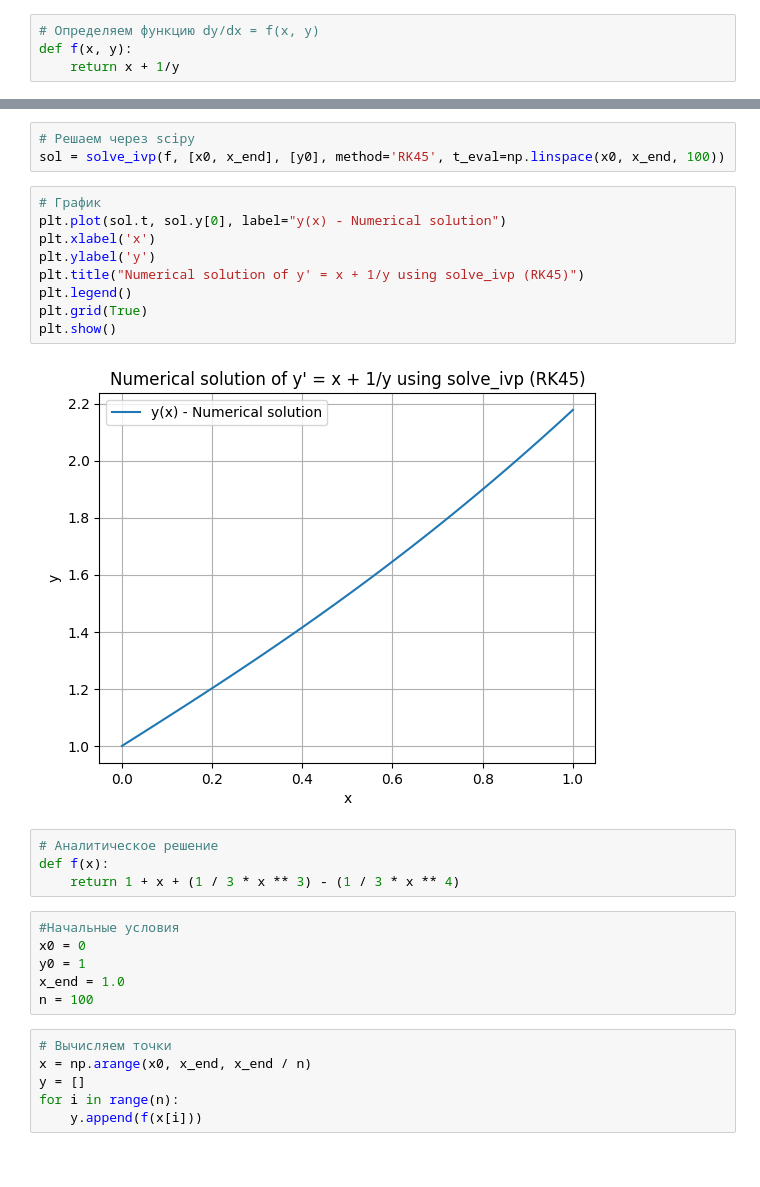
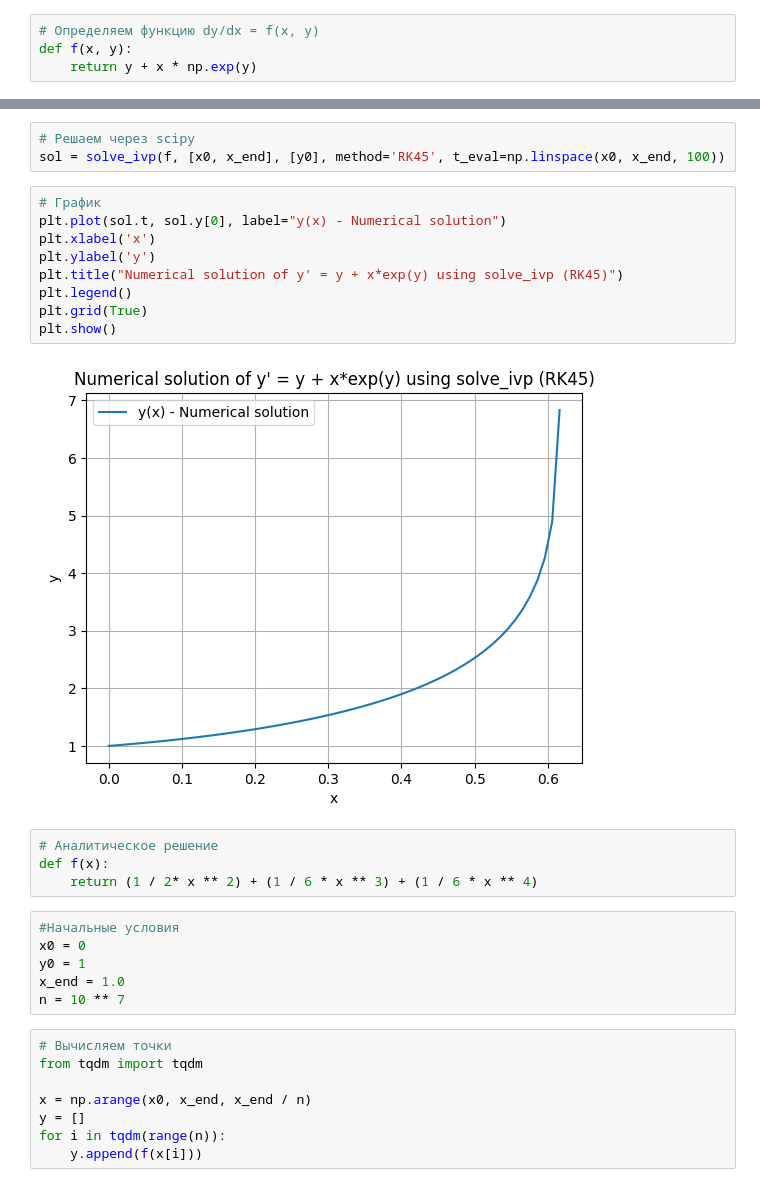
Before and after one commit to KuzIlya/differential-equations, a Jupyter notebook: First_Homework_ DIFFEQ.ipynb, the cells around one changed output, grey strips where cells are left out. Saved outputs shown, nothing was run; the diff lists cells and outputs as text.

```diff
--- a/First_Homework_ DIFFEQ.ipynb
+++ b/First_Homework_ DIFFEQ.ipynb
@@ -5,6 +5,6 @@ from scipy.integrate import solve_ivp
 # %%
 # Определяем функцию dy/dx = f(x, y)
 def f(x, y):
-    return x + 1/y
+    return y + x * np.exp(y)
 # %%
 # Метод Рунге-Кутта 4-го порядка
@@ -59,29 +60,31 @@ sol = solve_ivp(f, [x0, x_end], [y0], method='RK45', t_eval=np.linspace(x0, x_en
 # %%
 # График
 plt.plot(sol.t, sol.y[0], label="y(x) - Numerical solution")
 plt.xlabel('x')
 plt.ylabel('y')
-plt.title("Numerical solution of y' = x + 1/y using solve_ivp (RK45)")
+plt.title("Numerical solution of y' = y + x*exp(y) using solve_ivp (RK45)")
 plt.legend()
 plt.grid(True)
 plt.show()
 # %% [output]
-[figure, old version]
+[figure, new version]
 # %%
 # Аналитическое решение
 def f(x):
-    return 1 + x + (1 / 3 * x ** 3) - (1 / 3 * x ** 4)
+    return (1 / 2* x ** 2) + (1 / 6 * x ** 3) + (1 / 6 * x ** 4)
 # %%
 #Начальные условия
 x0 = 0
 y0 = 1
 x_end = 1.0
-n = 100
+n = 10 ** 7
 # %%
 # Вычисляем точки
+from tqdm import tqdm
+
 x = np.arange(x0, x_end, x_end / n)
 y = []
-for i in range(n):
+for i in tqdm(range(n)):
     y.append(f(x[i]))
 # %%
 # График
```
Also changed, not shown: parts of 3 cells of this notebook, 1 other file.
